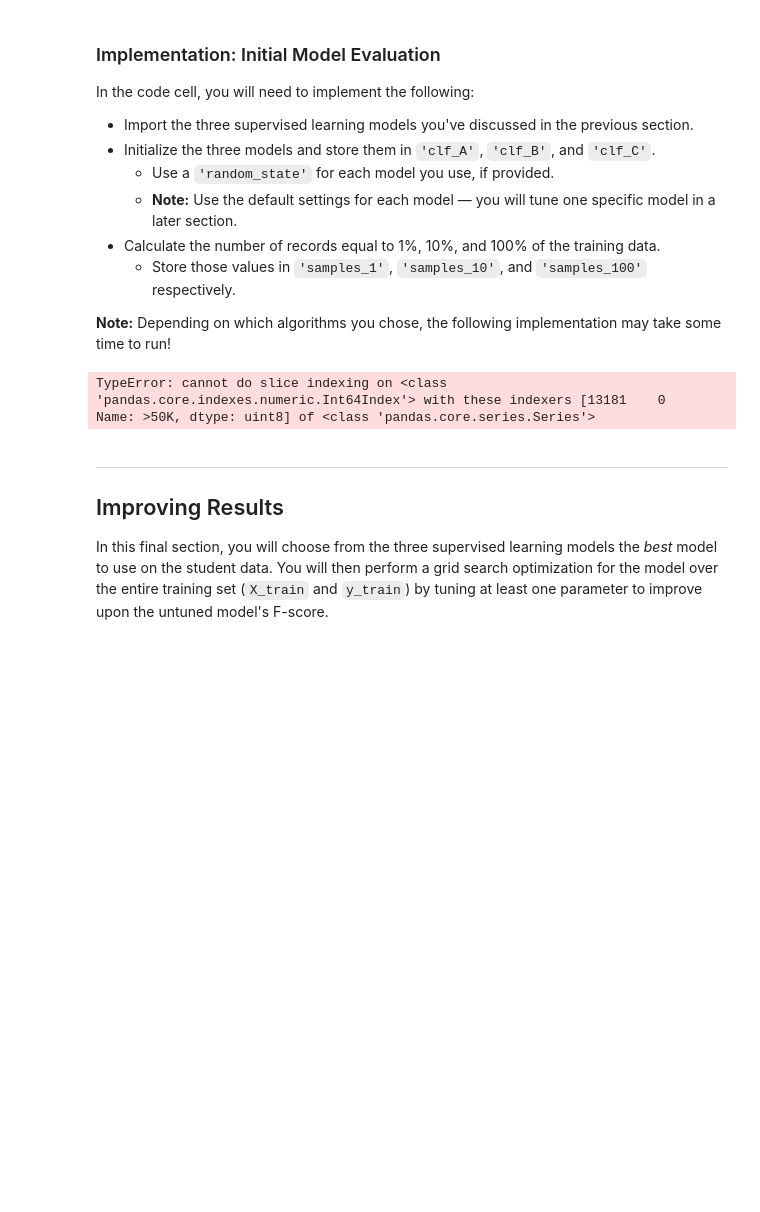
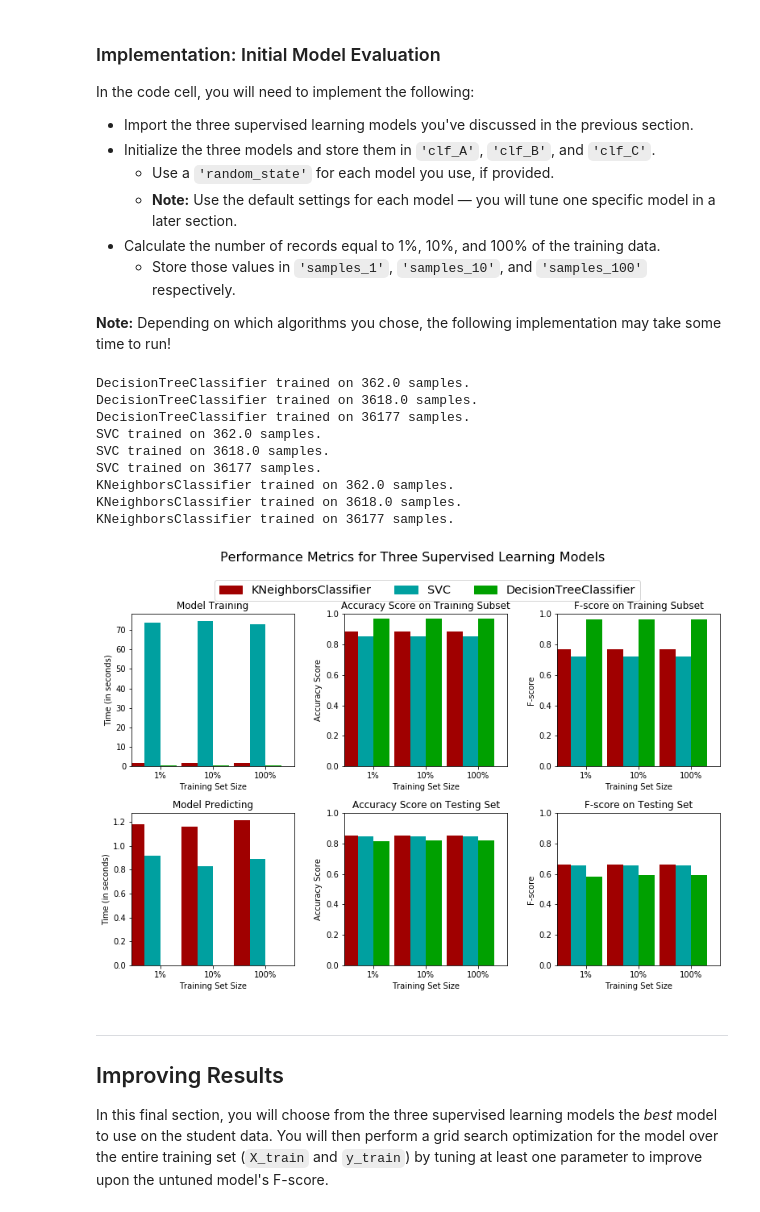
Before and after one commit to pushkarv/machine-learning, a Jupyter notebook: projects/finding_donors/finding_donors.ipynb, the cells around one changed output. Saved outputs shown, nothing was run; the diff lists cells and outputs as text; code cells hidden in the pictures; blank space fills up the shorter version.

```diff
--- a/projects/finding_donors/finding_donors.ipynb
+++ b/projects/finding_donors/finding_donors.ipynb
@@ -164,7 +164,7 @@ Additionally, as with the non-numeric features, we need to convert the non-numer
 features_final = pd.get_dummies(features_raw)
 
 # TODO: Encode the 'income_raw' data to numerical values
-income = pd.get_dummies(income_raw)['>50K']
+income = pd.get_dummies(income_raw)
 
 # Print the number of features after one-hot encoding
 encoded = list(features_final.columns)
@@ -245,11 +245,18 @@ TN = 0 # No predicted negatives in the naive case
 FN = 0 # No predicted negatives in the naive case
 '''
 # TODO: Calculate accuracy, precision and recall
+# number predicted >50K
 TP = np.sum(income)
+# number predicted >50K but were actually <50K
 FP = income.count() - TP
-accuracy = TP / (TP + FP)
-recall = 1
-precision = accuracy
+# No negatives predicted
+TN = 0
+FN = 0
+# recall is 1 since there are no False negatives
+recall = TP / (TP + FN)
+precision = TP / (TP + FP)
+# accurate predictions / Total predictions
+accuracy = precision
 
 # TODO: Calculate F-score using the formula above for beta = 0.5 and correct values for precision and recall.
 # HINT: The formula above can be written as (1 + beta**2) * (precision * recall) / ((beta**2 * precision) + recall)
@@ -257,5 +264,5 @@ beta = .5
 fscore = (1 + beta**2) * (precision * recall) / ((beta**2 * precision) + recall)
 
 # Print the results
-print "Naive Predictor: [Accuracy score: {:.4f}, F-score: {:.4f}]".format(accuracy, fscore)
+print "Naive Predictor: [Accuracy score: {}, F-score: {}]".format(accuracy, fscore)
 # %% [output]
@@ -336,12 +357,11 @@ def train_predict(learner, sample_size, X_train, y_train, X_test, y_test):
        - X_test: features testing set
        - y_test: income testing set
     '''
-
     results = {}
 
     # TODO: Fit the learner to the training data using slicing with 'sample_size' using .fit(training_features[:], training_labels[:])
     start = time() # Get start time
-    learner.fit(X_train[:sample_size], y_train[:sample_size])
+    learner.fit(X_train[:], y_train[:])
     end = time() # Get end time
 
     # TODO: Calculate the training time
@@ -367,7 +387,7 @@ def train_predict(learner, sample_size, X_train, y_train, X_test, y_test):
     results['f_train'] = fbeta_score(y_train[:300], predictions_train[:300],beta=0.5)
 
     # TODO: Compute F-score on the test set which is y_test
-    results['f_test'] = fbeta_score(y_test, predictions_test, beta=0.5)
+    results['f_test'] = fbeta_score(y_test[:300], predictions_test[:300], beta=0.5)
 
     # Success
     print "{} trained on {} samples.".format(learner.__class__.__name__, sample_size)
@@ -388,37 +408,47 @@ In the code cell, you will need to implement the following:
 # %%
 # TODO: Import the three supervised learning models from sklearn
 
 from sklearn.naive_bayes import GaussianNB
 from sklearn import svm
 from sklearn.neighbors import KNeighborsClassifier
+from sklearn import linear_model
+from sklearn import tree
+from sklearn.tree import DecisionTreeClassifier
 
 # TODO: Initialize the three models
-clf_A = GaussianNB()
+clf_A = DecisionTreeClassifier()
 clf_B = svm.SVC()
 clf_C = KNeighborsClassifier()
 
 # TODO: Calculate the number of samples for 1%, 10%, and 100% of the training data
 # HINT: samples_100 is the entire training set i.e. len(y_train)
 # HINT: samples_10 is 10% of samples_100
 # HINT: samples_1 is 1% of samples_100
-samples_100 = y_train
-samples_10 = y_train[:10]
-samples_1 = y_train[:1]
+samples_100 = len(y_train)
+samples_10 = round(samples_100*.1)
+samples_1 = round(samples_100*.01)
 
 # Collect results on the learners
 results = {}
 for clf in [clf_A, clf_B, clf_C]:
     clf_name = clf.__class__.__name__
     results[clf_name] = {}
     for i, samples in enumerate([samples_1, samples_10, samples_100]):
-        results[clf_name][i] = \
-        train_predict(clf, samples, X_train, y_train, X_test, y_test)
+        results[clf_name][i] = train_predict(clf, samples, X_train, y_train, X_test, y_test)
 
 # Run metrics visualization for the three supervised learning models chosen
 vs.evaluate(results, accuracy, fscore)
 # %% [output]
-TypeError: cannot do slice indexing on <class 'pandas.core.indexes.numeric.Int64Index'> with these indexers [13181    0
-Name: >50K, dtype: uint8] of <class 'pandas.core.series.Series'>
+DecisionTreeClassifier trained on 362.0 samples.
+DecisionTreeClassifier trained on 3618.0 samples.
+DecisionTreeClassifier trained on 36177 samples.
+SVC trained on 362.0 samples.
+SVC trained on 3618.0 samples.
+SVC trained on 36177 samples.
+KNeighborsClassifier trained on 362.0 samples.
+KNeighborsClassifier trained on 3618.0 samples.
+KNeighborsClassifier trained on 36177 samples.
+[figure, added]
 # %% [markdown]
 ----
 ## Improving Results
```
Also changed, not shown: parts of 7 cells of this notebook.
